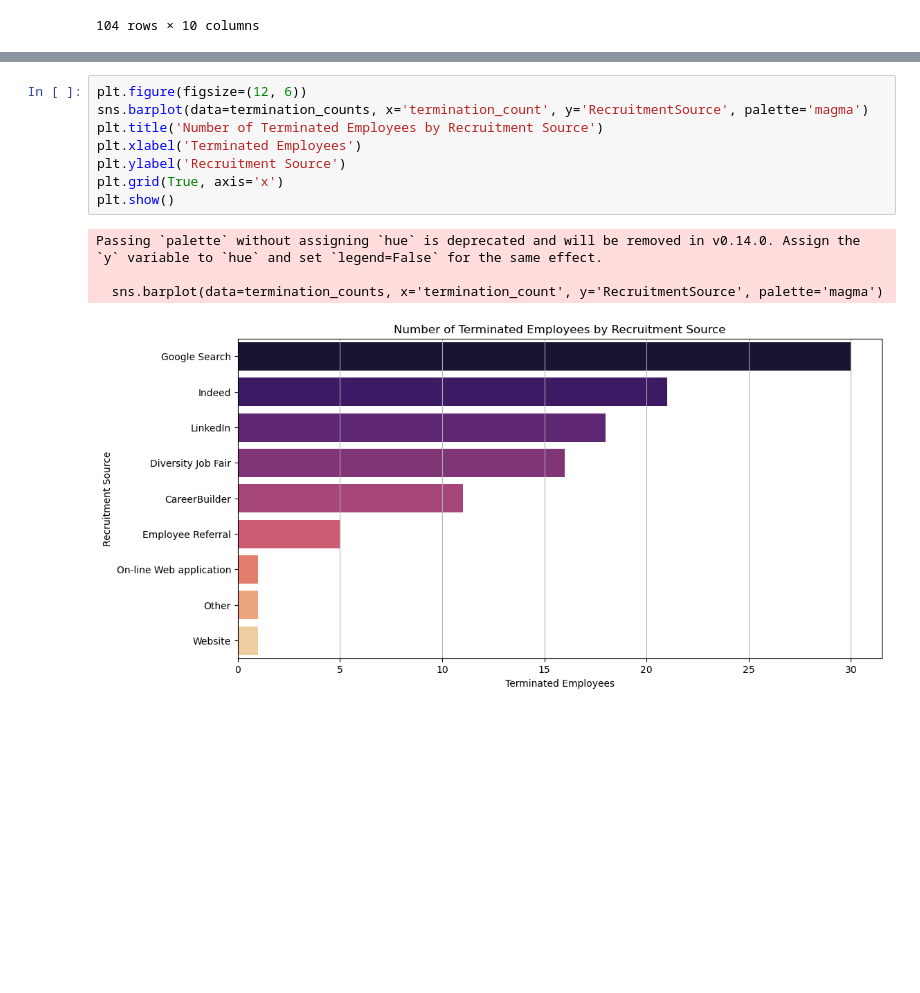
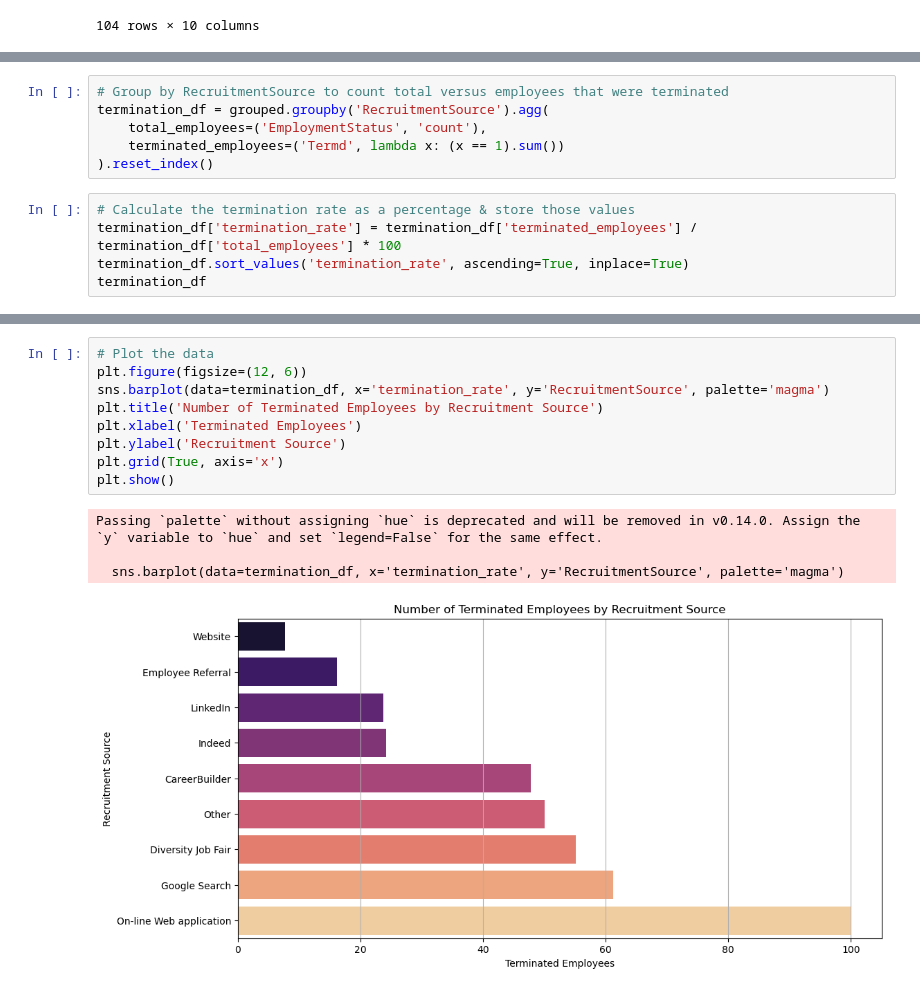
Before and after one commit to akisharbnsn/CohortB_Career_Analysis, a Jupyter notebook: notebook/akishar_eda.ipynb, the cells around one changed output, grey strips where cells are left out. Drawn from its saved outputs; the diff is of its cells as text; blank space fills up the shorter version.

```diff
--- a/notebook/akishar_eda.ipynb
+++ b/notebook/akishar_eda.ipynb
@@ -164,0 +187,11 @@ print(termination_counts)
+# %%
+# Group by RecruitmentSource to count total versus employees that were terminated
+termination_df = grouped.groupby('RecruitmentSource').agg(
+    total_employees=('EmploymentStatus', 'count'),
+    terminated_employees=('Termd', lambda x: (x == 1).sum())
+).reset_index()
+# %%
+# Calculate the termination rate as a percentage & store those values
+termination_df['termination_rate'] = termination_df['terminated_employees'] / termination_df['total_employees'] * 100
+termination_df.sort_values('termination_rate', ascending=True, inplace=True)
+termination_df
@@ -165,14 +217,15 @@ print(termination_counts)
 # %%
+# Plot the data
 plt.figure(figsize=(12, 6))
-sns.barplot(data=termination_counts, x='termination_count', y='RecruitmentSource', palette='magma')
+sns.barplot(data=termination_df, x='termination_rate', y='RecruitmentSource', palette='magma')
 plt.title('Number of Terminated Employees by Recruitment Source')
 plt.xlabel('Terminated Employees')
 plt.ylabel('Recruitment Source')
 plt.grid(True, axis='x')
 plt.show()
 # %% [output]
 Passing `palette` without assigning `hue` is deprecated and will be removed in v0.14.0. Assign the `y` variable to `hue` and set `legend=False` for the same effect.
 
-  sns.barplot(data=termination_counts, x='termination_count', y='RecruitmentSource', palette='magma')
+  sns.barplot(data=termination_df, x='termination_rate', y='RecruitmentSource', palette='magma')
-[figure, old version]
+[figure, new version]
 # %%
```
Also changed, not shown: parts of 33 cells of this notebook.
